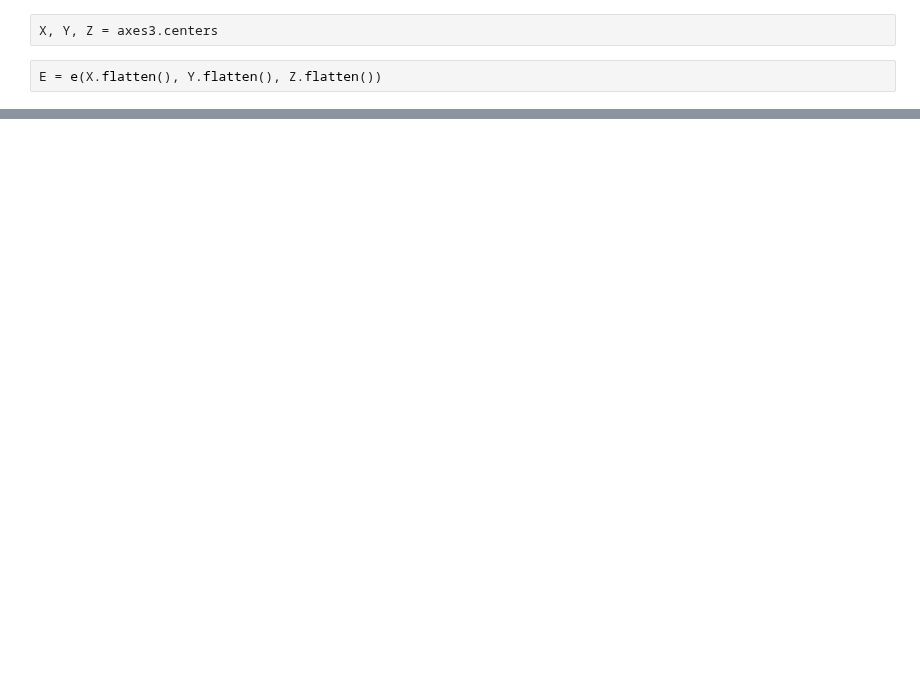
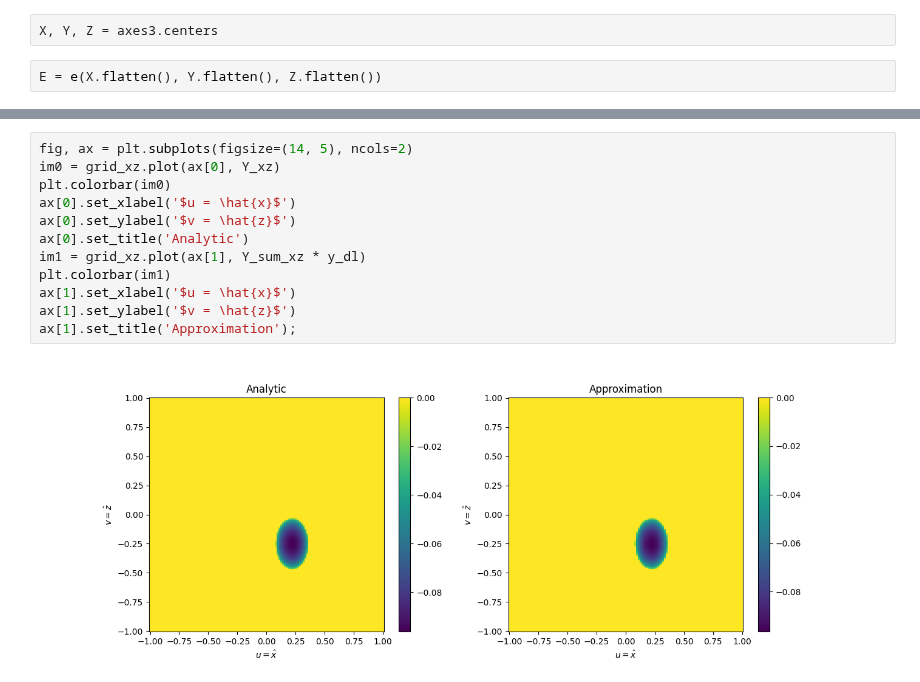
Before and after one commit to butala/pyinverse, a Jupyter notebook: notebooks/Ellipsoid test.ipynb, the cells around one changed output, grey strips where cells are left out. Saved outputs shown, nothing was run; the diff lists cells and outputs as text; blank space fills up the shorter version.

```diff
--- a/notebooks/Ellipsoid test.ipynb
+++ b/notebooks/Ellipsoid test.ipynb
@@ -47,0 +59,14 @@ dl = axes3.axis_z.T
+# %%
+fig, ax = plt.subplots(figsize=(14, 5), ncols=2)
+im0 = grid_xz.plot(ax[0], Y_xz)
+plt.colorbar(im0)
+ax[0].set_xlabel('$u = \hat{x}$')
+ax[0].set_ylabel('$v = \hat{z}$')
+ax[0].set_title('Analytic')
+im1 = grid_xz.plot(ax[1], Y_sum_xz * y_dl)
+plt.colorbar(im1)
+ax[1].set_xlabel('$u = \hat{x}$')
+ax[1].set_ylabel('$v = \hat{z}$')
+ax[1].set_title('Approximation');
+# %% [output]
+[figure, added]
```
Also changed, not shown: parts of 10 cells of this notebook.
